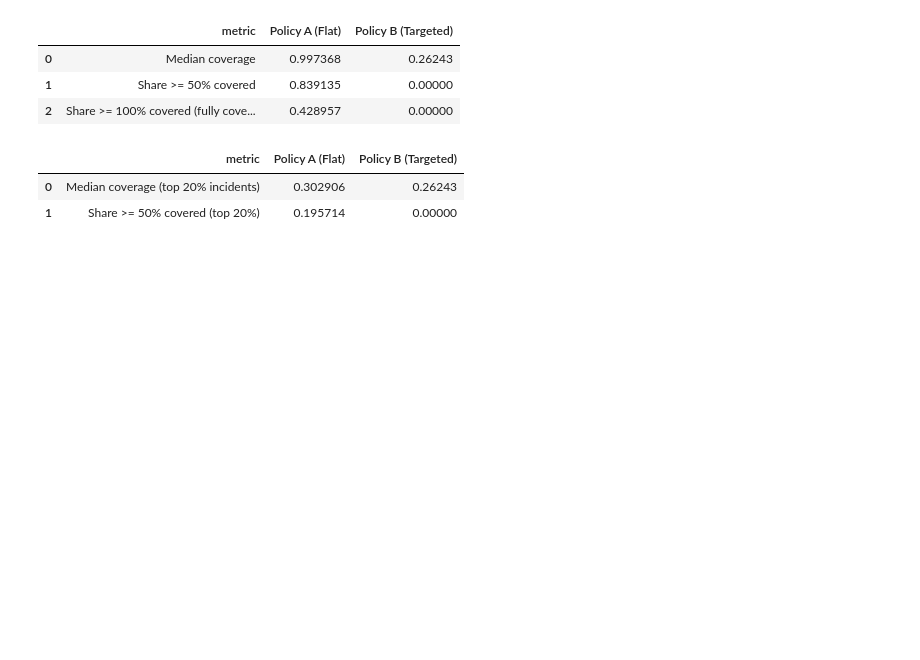
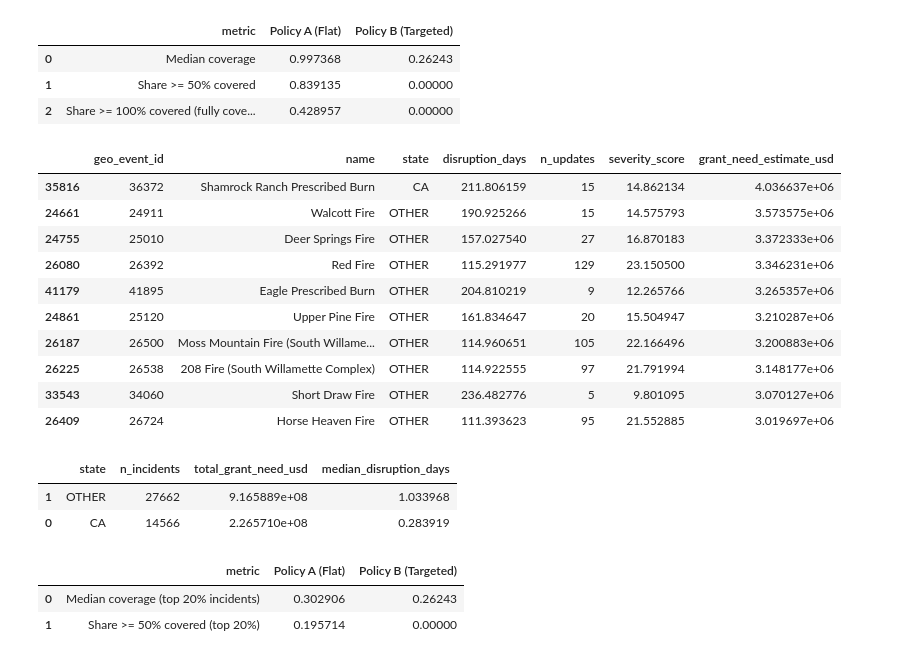
Before and after one commit to hamzukus1234/wids-datathon-university-template, a Jupyter notebook: notebook.ipynb, the cells around one changed output. Cells and saved outputs as stored; diff of their text form; code cells hidden in the pictures; blank space fills up the shorter version.

```diff
--- a/notebook.ipynb
+++ b/notebook.ipynb
@@ -57,8 +58,8 @@ import json
 
 pd.set_option("display.max_columns", 200)
 # %%
-events = pd.read_csv("/geo_events_geoevent.csv", low_memory=False)
-changelog = pd.read_csv("/geo_events_geoeventchangelog.csv", low_memory=False)
+events = pd.read_csv("geo_events_geoevent.csv", low_memory=False)
+changelog = pd.read_csv("geo_events_geoeventchangelog.csv", low_memory=False)
 
 events = events[events["geo_event_type"] == "wildfire"].copy()
 
@@ -251,6 +256,32 @@ summary_policy
 | 0 | Median coverage | 0.997368 | 0.26243 |
 | 1 | Share >= 50% covered | 0.839135 | 0.00000 |
 | 2 | Share >= 100% covered (fully cove... | 0.428957 | 0.00000 |
+# %%
+top_incidents = incidents_ok.sort_values("grant_need_estimate_usd", ascending=False).head(10)
+
+top_incidents[[
+    "geo_event_id", "name", "state",
+    "disruption_days", "n_updates",
+    "severity_score", "grant_need_estimate_usd"
+]]
+# %% [output]
+|  | geo_event_id | name | state | disruption_days | n_updates | severity_score | grant_need_estimate_usd |
+| 35816 | 36372 | Shamrock Ranch Prescribed Burn | CA | 211.806159 | 15 | 14.862134 | 4.036637e+06 |
+| 24661 | 24911 | Walcott Fire | OTHER | 190.925266 | 15 | 14.575793 | 3.573575e+06 |
+| 24755 | 25010 | Deer Springs Fire | OTHER | 157.027540 | 27 | 16.870183 | 3.372333e+06 |
+| 26080 | 26392 | Red Fire | OTHER | 115.291977 | 129 | 23.150500 | 3.346231e+06 |
+| 41179 | 41895 | Eagle Prescribed Burn | OTHER | 204.810219 | 9 | 12.265766 | 3.265357e+06 |
+| 24861 | 25120 | Upper Pine Fire | OTHER | 161.834647 | 20 | 15.504947 | 3.210287e+06 |
+| 26187 | 26500 | Moss Mountain Fire (South Willame... | OTHER | 114.960651 | 105 | 22.166496 | 3.200883e+06 |
+| 26225 | 26538 | 208 Fire (South Willamette Complex) | OTHER | 114.922555 | 97 | 21.791994 | 3.148177e+06 |
+| 33543 | 34060 | Short Draw Fire | OTHER | 236.482776 | 5 | 9.801095 | 3.070127e+06 |
+| 26409 | 26724 | Horse Heaven Fire | OTHER | 111.393623 | 95 | 21.552885 | 3.019697e+06 |
+# %%
+state_summary[["state", "n_incidents", "total_grant_need_usd", "median_disruption_days"]]
+# %% [output]
+|  | state | n_incidents | total_grant_need_usd | median_disruption_days |
+| 1 | OTHER | 27662 | 9.165889e+08 | 1.033968 |
+| 0 | CA | 14566 | 2.265710e+08 | 0.283919 |
 # %%
 # Definim incidentele cu impact mare (top 20% după need)
 threshold = incidents_ok["grant_need_estimate_usd"].quantile(0.80)
```
Also changed, not shown: parts of 12 cells of this notebook.
